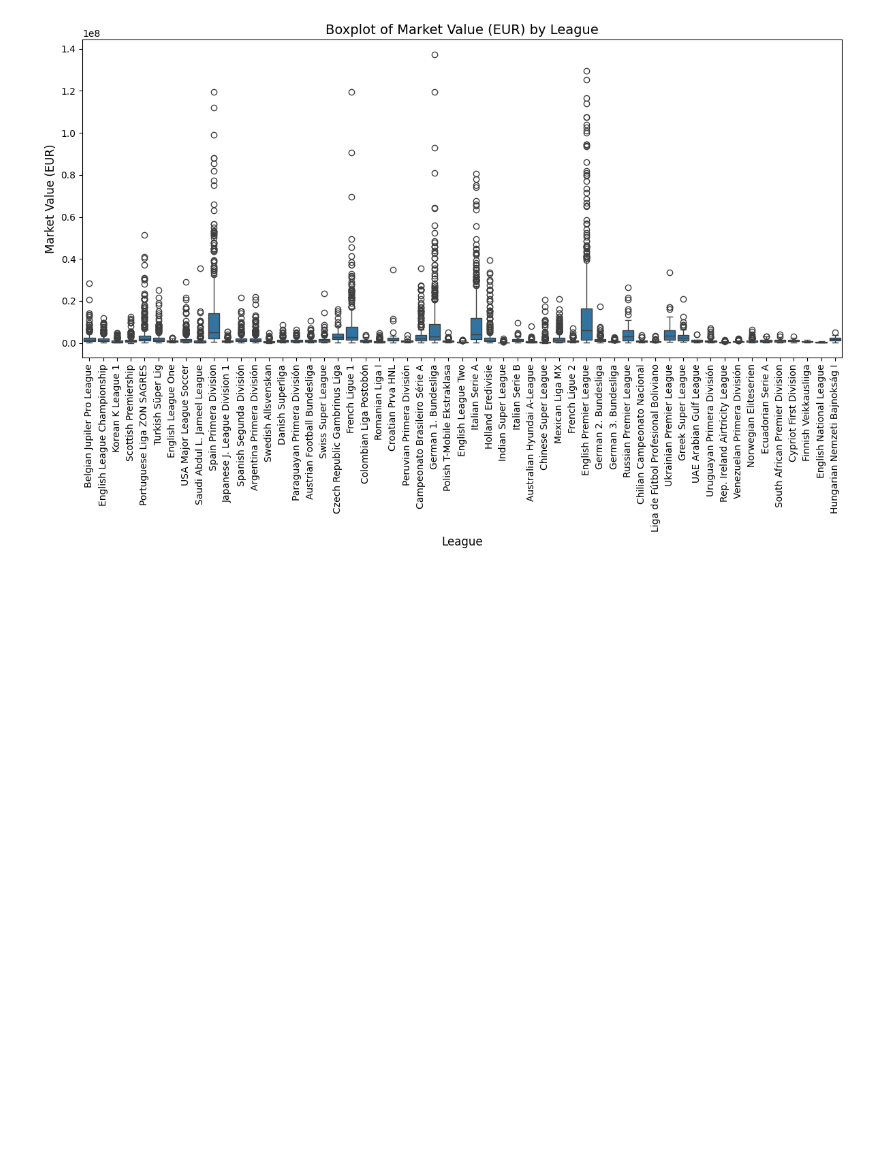
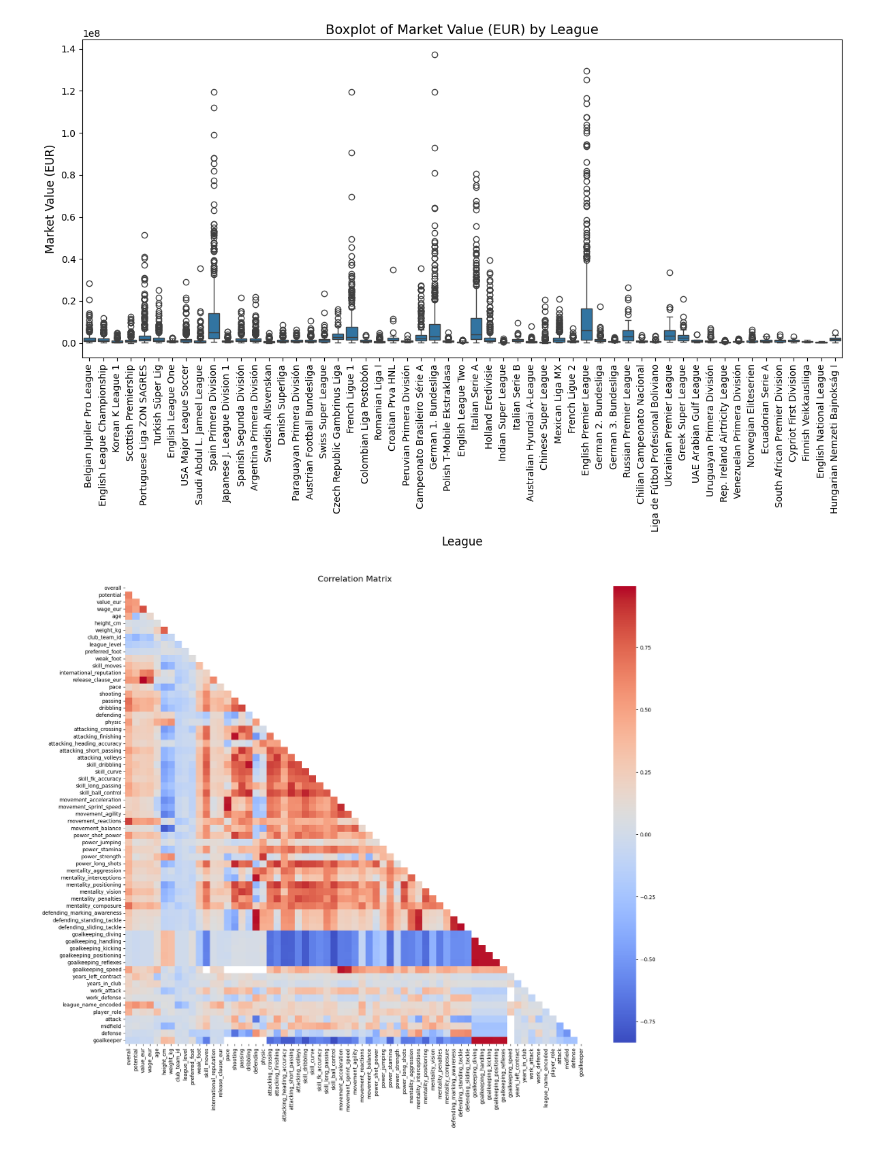
Before and after one commit to shortstax23/Machine_learning_project, a Jupyter notebook: main.ipynb, the cells around one changed output. Saved outputs shown, nothing was run; the diff lists cells and outputs as text; code cells hidden in the pictures; blank space fills up the shorter version.

```diff
--- a/main.ipynb
+++ b/main.ipynb
@@ -67,0 +72,5 @@ df_filtered["years_in_club"] = start_date - df_filtered["club_joined"].dt.year
+# %%
+# categorize league_name using median encoding
+median_encoded = df_filtered.groupby("league_name")["value_eur"].median().to_dict()
+df_filtered["league_name_encoded"] = df_filtered["league_name"].map(median_encoded)
+df_filtered.drop(columns=["league_name"], inplace=True)
@@ -68,2 +112,2 @@ df_filtered["years_in_club"] = start_date - df_filtered["club_joined"].dt.year
 # %%
-df_filtered.drop(columns=["club_contract_valid_until", "club_joined"], inplace=True)
+df_filtered.drop(columns=["club_position", "player_positions"], inplace=True)
@@ -77,0 +114,10 @@ df_filtered["work_defense"] = df_filtered["work_defense"].map(maps)
+# %%
+df_filtered["attack"] = (df_filtered["player_category"] == "Attack").astype(int)
+df_filtered["midfield"] = (df_filtered["player_category"] == "Midfield").astype(int)
+df_filtered["defense"] = (df_filtered["player_category"] == "Defense").astype(int)
+df_filtered["goalkeeper"] = (df_filtered["player_category"] == "Goalkeeper").astype(int)
+df_filtered.drop(columns=["player_category"], inplace=True)
+# %%
+# categorize preferred_foot
+foot = {"Left": 1, "Right": 2}
+df_filtered["preferred_foot"] = df_filtered["preferred_foot"].map(foot)
@@ -93,3 +153,13 @@ plt.tight_layout()
 plt.show()
 # %% [output]
 [figure]
+# %%
+# correlation matrix
+plt.figure(figsize=(20, 20))
+corr = df_filtered.corr()
+mask = np.triu(np.ones_like(corr, dtype=bool))
+sns.heatmap(corr, mask=mask, cmap='coolwarm', annot=False, fmt=".2f", square=True, cbar_kws={"shrink": .8})
+plt.title('Correlation Matrix', fontsize=16)
+plt.show()
+# %% [output]
+[figure, added]
```
Also changed, not shown: parts of 18 cells of this notebook.
